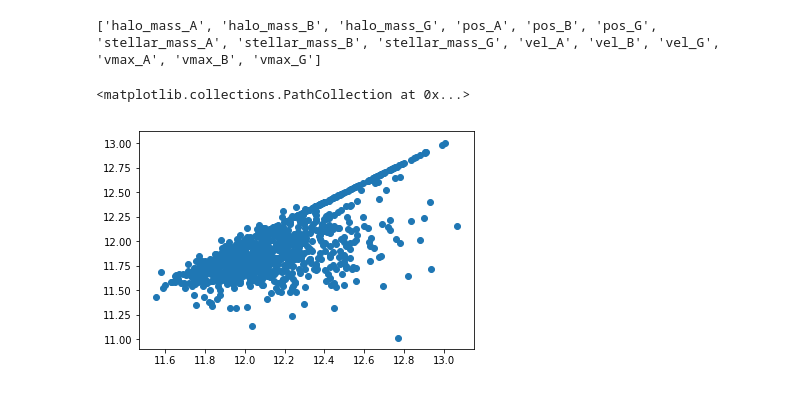
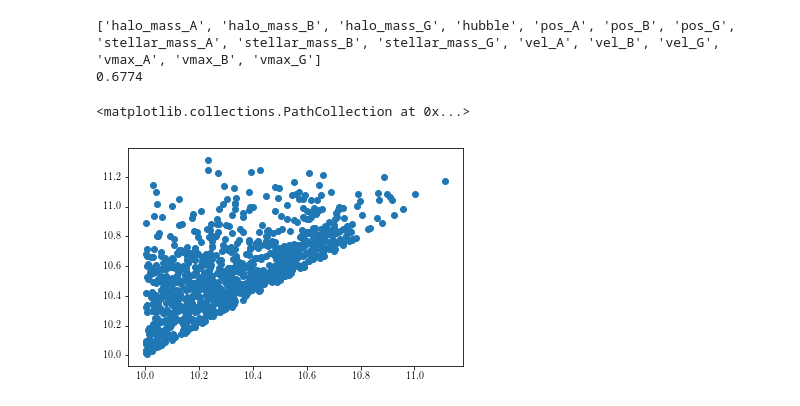
Before and after one commit to forero/IllustrisTNGPairs, a Jupyter notebook: code/explore_pairs_TNG.ipynb, the cells around one changed output. Drawn from its saved outputs; the diff is of its cells as text; code cells hidden in the pictures.

```diff
--- a/code/explore_pairs_TNG.ipynb
+++ b/code/explore_pairs_TNG.ipynb
@@ -14,10 +16,38 @@ for k in keys:
     pair_data[k] = f[k][...]
 print(keys)
 f.close()
+print(pair_data['hubble'])
 # %% [output]
-['halo_mass_A', 'halo_mass_B', 'halo_mass_G', 'pos_A', 'pos_B', 'pos_G', 'stellar_mass_A', 'stellar_mass_B', 'stellar_mass_G', 'vel_A', 'vel_B', 'vel_G', 'vmax_A', 'vmax_B', 'vmax_G']
+['halo_mass_A', 'halo_mass_B', 'halo_mass_G', 'hubble', 'pos_A', 'pos_B', 'pos_G', 'stellar_mass_A', 'stellar_mass_B', 'stellar_mass_G', 'vel_A', 'vel_B', 'vel_G', 'vmax_A', 'vmax_B', 'vmax_G']
+0.6774
+# %%
+# sort
+ii = pair_data['stellar_mass_A']>pair_data['stellar_mass_B']
+for k in ['pos_A']:
+    tmp = pair_data[k][ii]
+    pair_data[k]
+# %%
+pair_data['vel_A_mag'] = np.sqrt(np.sum(pair_data['vel_A']**2, axis=1))
+pair_data['vel_B_mag'] = np.sqrt(np.sum(pair_data['vel_B']**2, axis=1))
+pair_data['vel_G_mag'] = np.sqrt(np.sum(pair_data['vel_G']**2, axis=1))
+
+pair_data['pos_AB'] = np.sqrt(np.sum( (pair_data['pos_B'] - pair_data['pos_A'])**2, axis=1))
+pair_data['vel_AB'] = np.sqrt(np.sum( (pair_data['vel_B'] - pair_data['vel_A'])**2, axis=1)) # comoving
+pair_data['vel_AB_rad'] = np.sum((pair_data['pos_B'] - pair_data['pos_A'])*(pair_data['vel_B'] - pair_data['vel_A']), axis=1)/pair_data['pos_AB'] #comoving
+pair_data['vel_AB_tan'] = np.sqrt((pair_data['vel_AB']**2 - pair_data['vel_AB_rad']**2))# comoving
+
+#now we compute the radial velocity including the hubble flow, positions are in kpc
+pair_data['vel_AB_rad'] = pair_data['vel_AB_rad'] + (pair_data['pos_AB']/1000 * pair_data['hubble']*100)
+
+# here we compute the compute the dot product between the position vector and the radial velocity
+pair_data['mu'] = np.abs(np.sum((pair_data['pos_B']-pair_data['pos_A'])*(pair_data['vel_B']), axis=1)/(pair_data['vel_B_mag']*pair_data['pos_AB']))
+# %%
+ii = pair_data['pos_AB']<10000
+for k in pair_data.keys():
+    if k!='hubble' and (not 'G' in k):
+        pair_data[k] = pair_data[k][ii]
 # %%
-plt.scatter(np.log10(pair_data['halo_mass_A'])+10, np.log10(pair_data['halo_mass_B'])+10)
+plt.scatter(np.log10(pair_data['stellar_mass_A']), np.log10(pair_data['stellar_mass_B']))
 # %% [output]
 <matplotlib.collections.PathCollection at 0x...>
-[figure, old version]
+[figure, new version]
```
Also changed, not shown: parts of 17 cells of this notebook.
